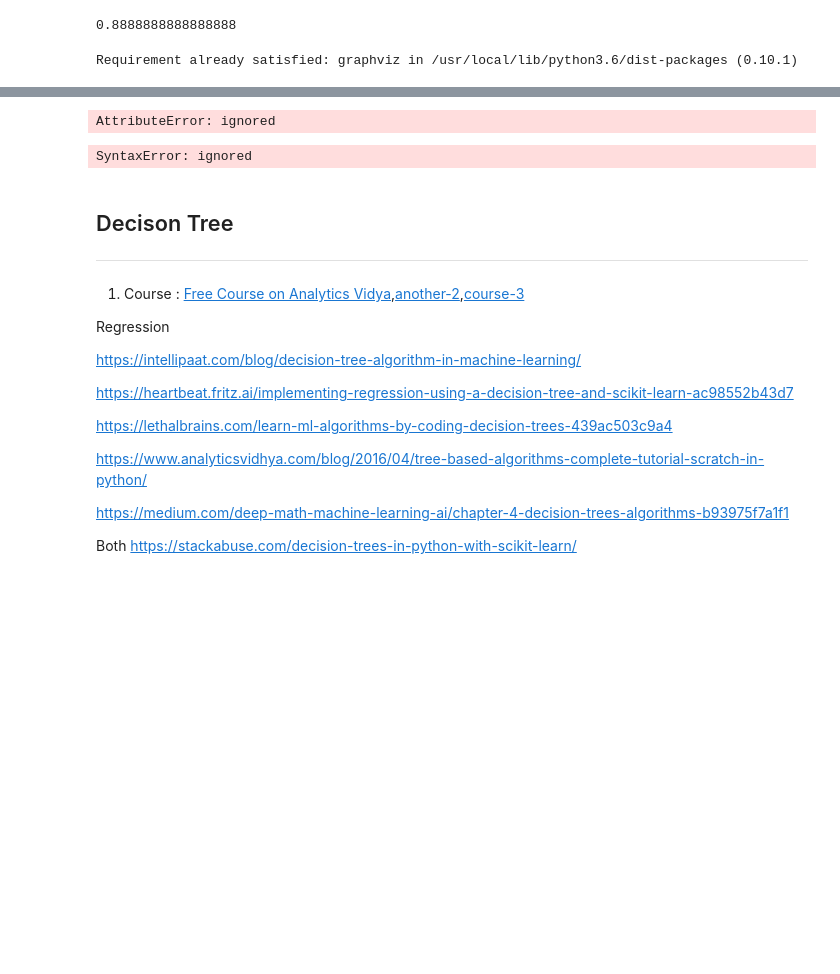
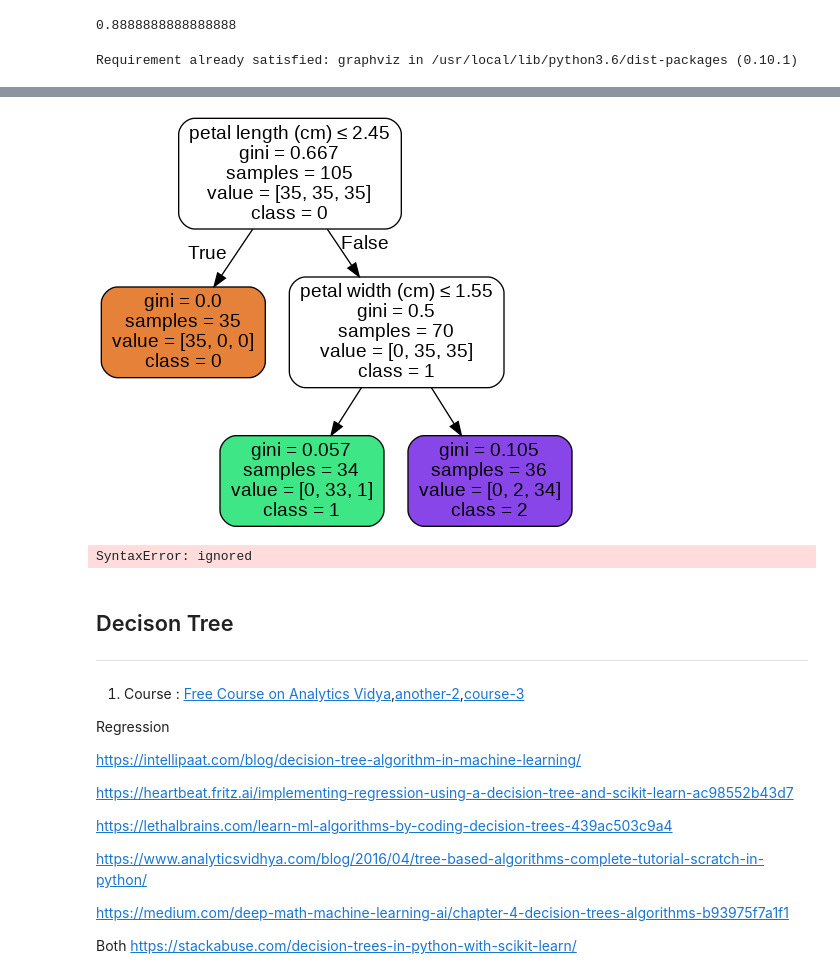
Before and after one commit to teddcp/Machine-Learning-, a Jupyter notebook: Decision_Tree.ipynb, the cells around one changed output, grey strips where cells are left out. Drawn from its saved outputs; the diff is of its cells as text; code cells hidden in the pictures; blank space fills up the shorter version.

```diff
--- a/Decision_Tree.ipynb
+++ b/Decision_Tree.ipynb
@@ -292,23 +292,24 @@ graph
 # %% [output]
 [drawing not drawn]
 # %%
+#Another way
 from sklearn.tree import export_graphviz
 from sklearn.externals.six import StringIO
 from IPython.display import Image
 import pydotplus
 
 feature_names = x.columns
 dot_data = StringIO()
 
-export_graphviz(dtc_gscv, out_file=dot_data,
+export_graphviz(dtc_gscv.best_estimator_, out_file=dot_data,
                 filled=True, rounded=True,
                 special_characters=True,feature_names = feature_names,class_names=['0','1','2'])
 
 graph = pydotplus.graph_from_dot_data(dot_data.getvalue())
 graph.write_png('diabetes.png')
 Image(graph.create_png())
 # %% [output]
-AttributeError: ignored
+[figure, added]
 # %%
 dot_data = tree.export_graphviz(dtc_gscv, out_file='tree.dot')
 graph = pydotplus.graph_from_dot_data(dot_data)  `
```
